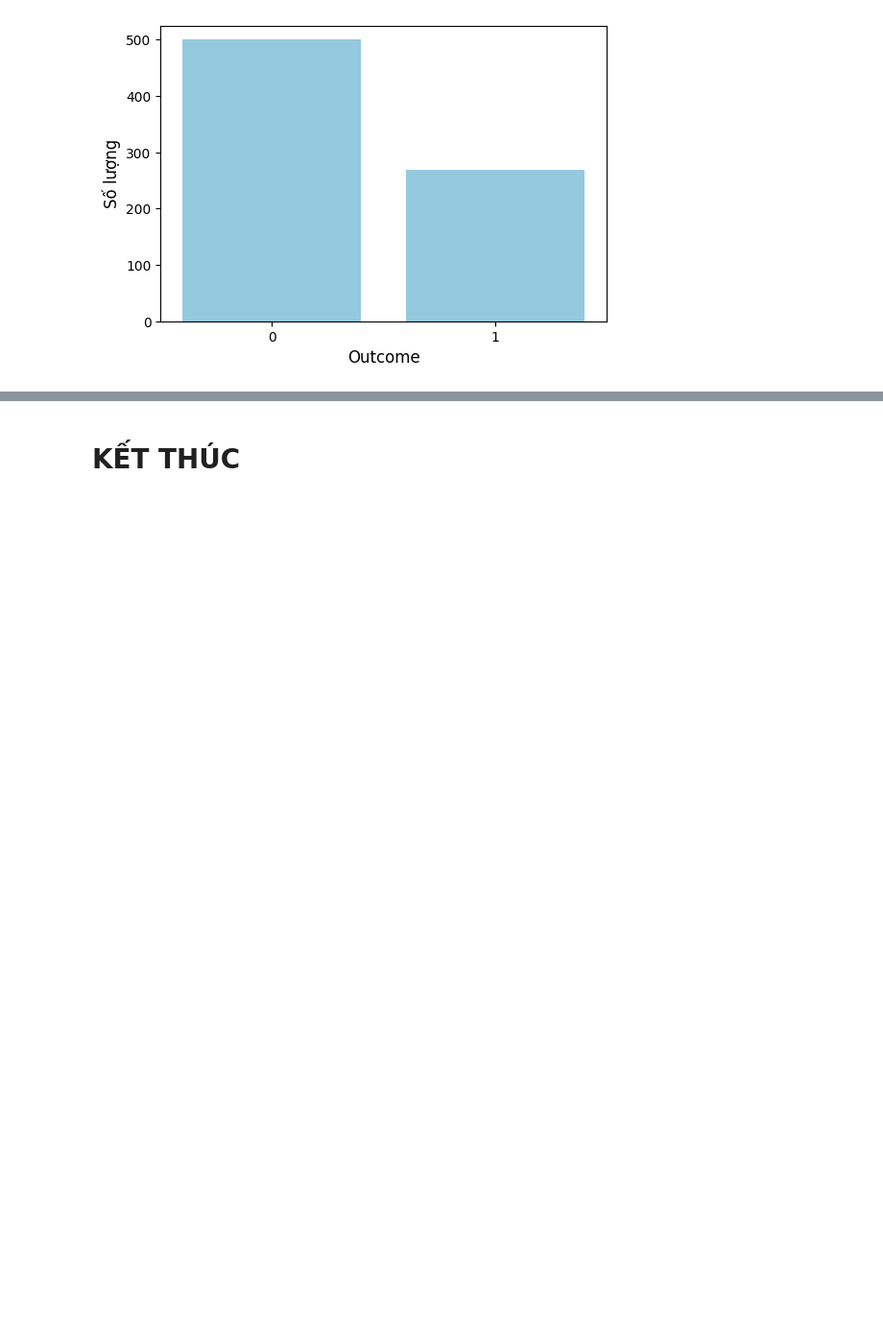
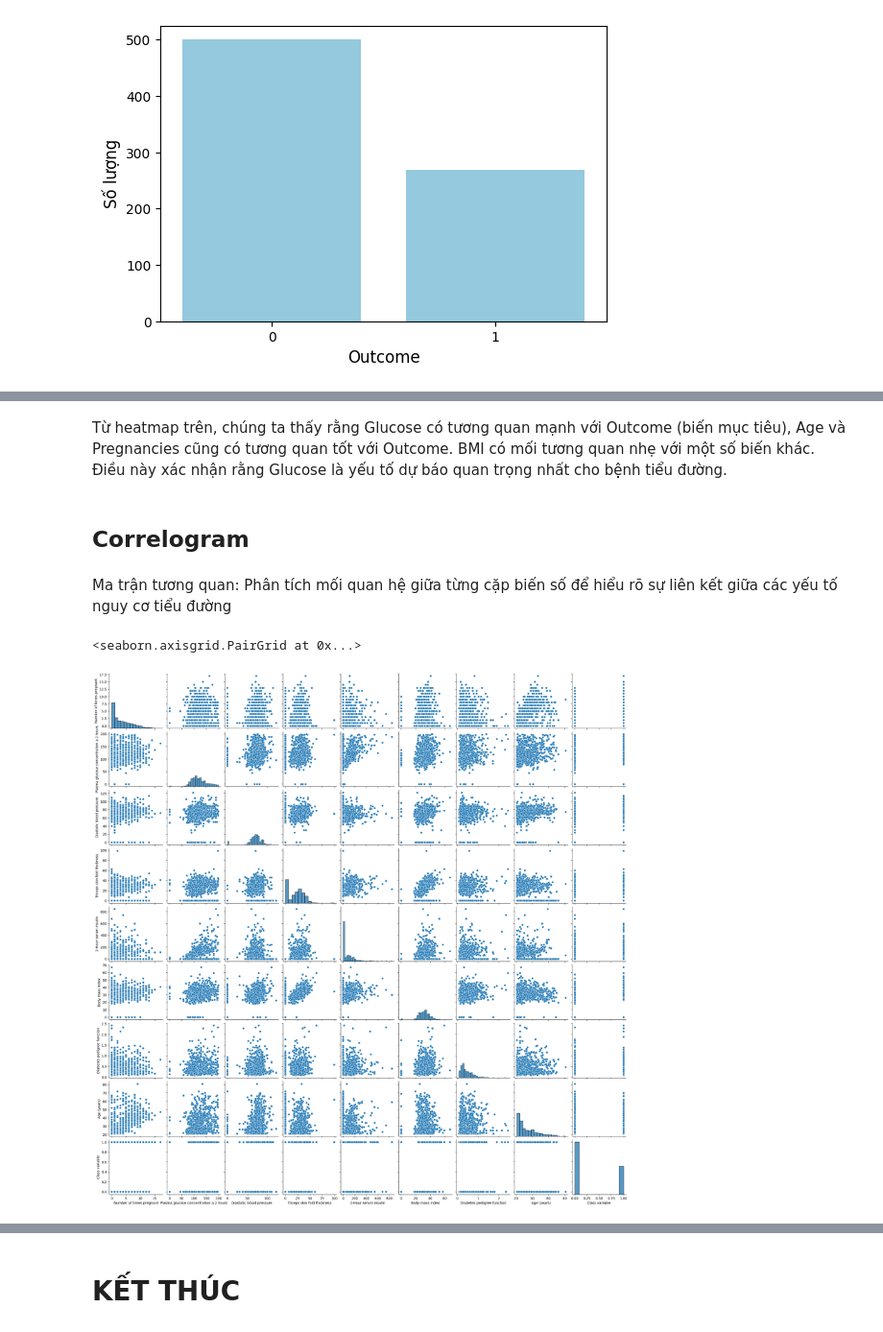
Before and after one commit to kvan185/demo_data_analytics, a Jupyter notebook: lesson3/Lab3.ipynb, the cells around one changed output, grey strips where cells are left out. Shown at 96% size. Drawn from its saved outputs; the diff is of its cells as text; code cells hidden in the pictures; blank space fills up the shorter version.

```diff
--- a/lesson3/Lab3.ipynb
+++ b/lesson3/Lab3.ipynb
@@ -227,0 +226,11 @@ plt.show()
+# %% [markdown]
+Từ heatmap trên, chúng ta thấy rằng Glucose có tương quan mạnh với Outcome (biến mục tiêu), Age và Pregnancies cũng có tương quan tốt với Outcome. BMI có mối tương quan nhẹ với một số biến khác. Điều này xác nhận rằng Glucose là yếu tố dự báo quan trọng nhất cho bệnh tiểu đường.
+# %% [markdown]
+## Correlogram
+# %% [markdown]
+Ma trận tương quan: Phân tích mối quan hệ giữa từng cặp biến số để hiểu rõ sự liên kết giữa các yếu tố nguy cơ tiểu đường
+# %%
+sns.pairplot(df)
+# %% [output]
+<seaborn.axisgrid.PairGrid at 0x...>
+[figure, added]
```
Also changed, not shown: parts of 8 cells of this notebook.
